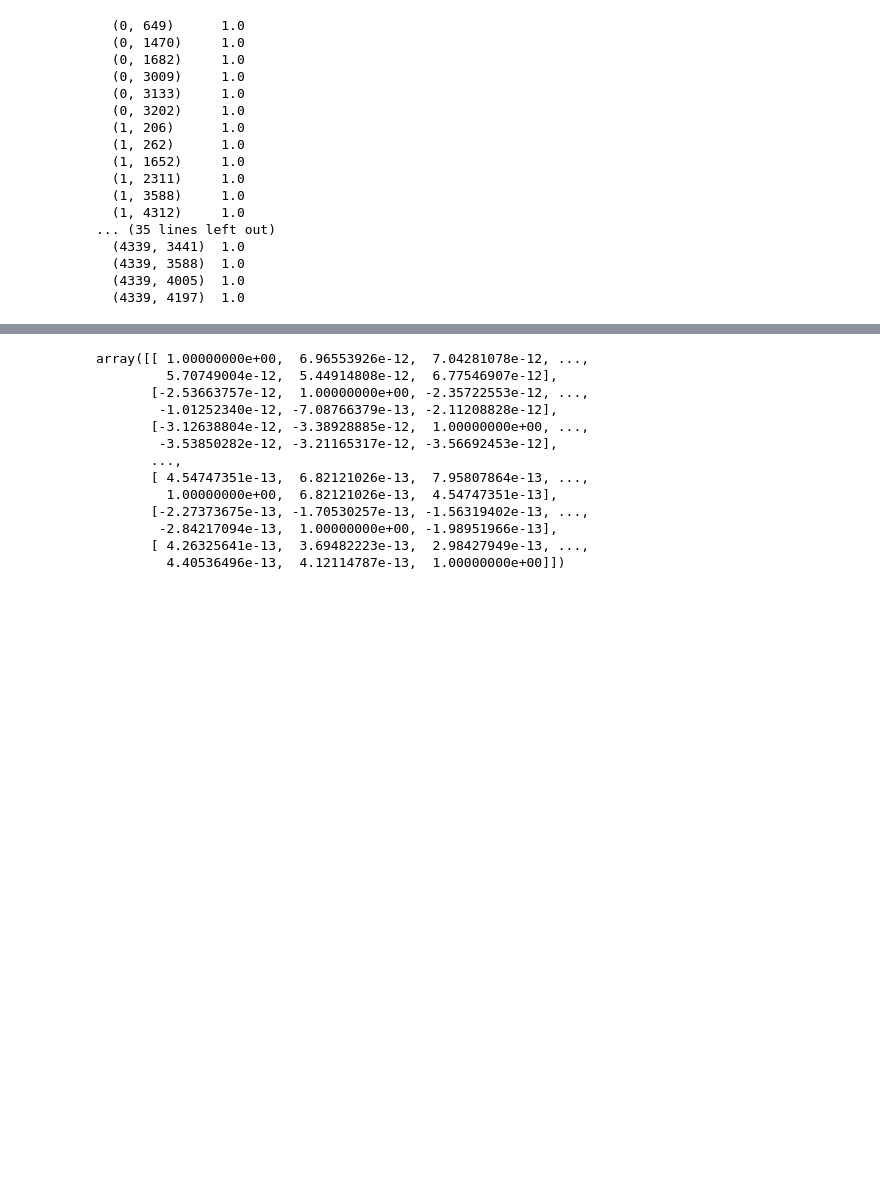
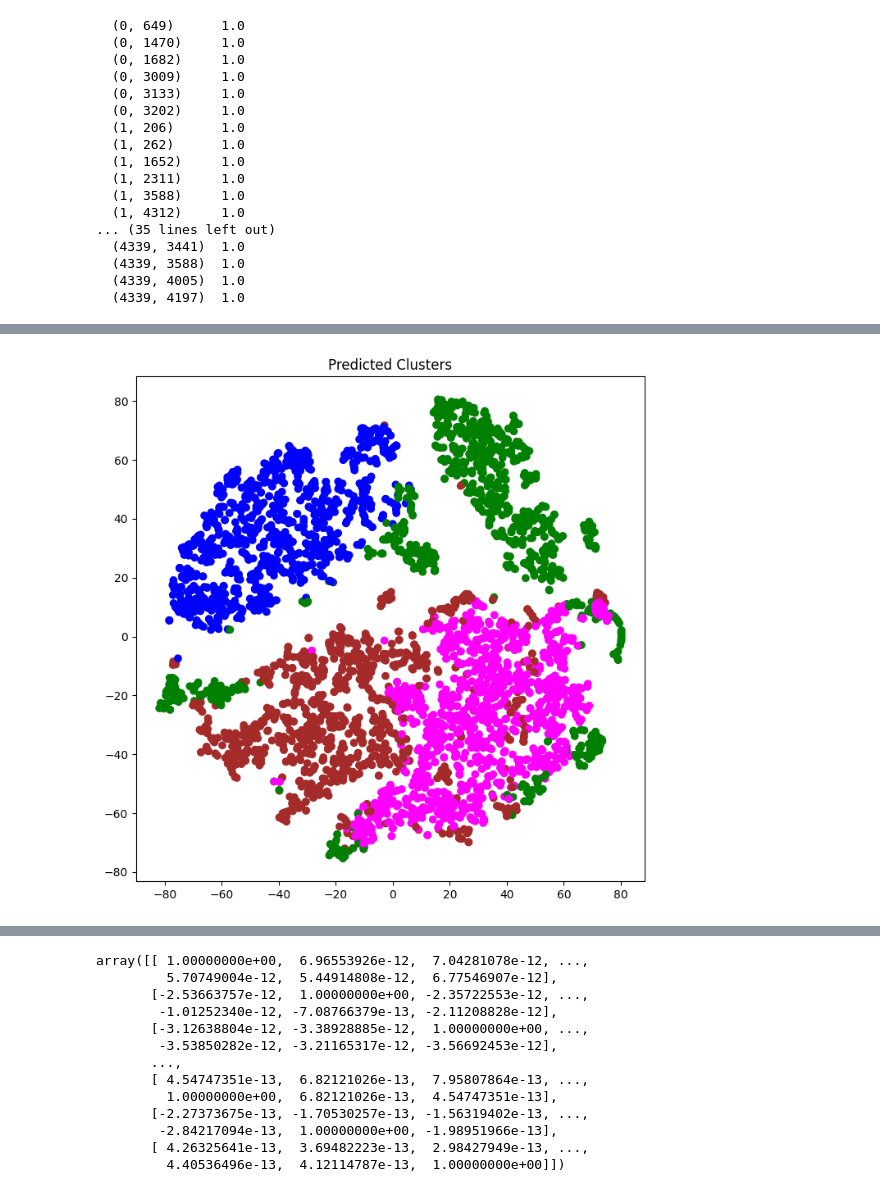
Before and after one commit to madhuraswani/ELL-888, a Jupyter notebook: Project/data/test.ipynb, the cells around one changed output, grey strips where cells are left out. Cells and saved outputs as stored; diff of their text form; code cells hidden in the pictures; blank space fills up the shorter version.

Commit message:
Results for pbmc dataset Added

```diff
--- a/Project/data/test.ipynb
+++ b/Project/data/test.ipynb
@@ -109,0 +200,8 @@ graph=sparse_corrcoef(a)
+# %%
+colors=[colordict[str(i)] for i in pred_clusters]
+plt.figure(figsize=(8, 8))
+plt.scatter(X_embedded[:, 0], X_embedded[:, 1],c=colors)
+plt.title('Predicted Clusters')
+plt.savefig("../Results/predicted_cluster_tsne_pbmc.png")
+# %% [output]
+[figure, added]
```
Also changed, not shown: parts of 10 cells of this notebook, 6 other files.
